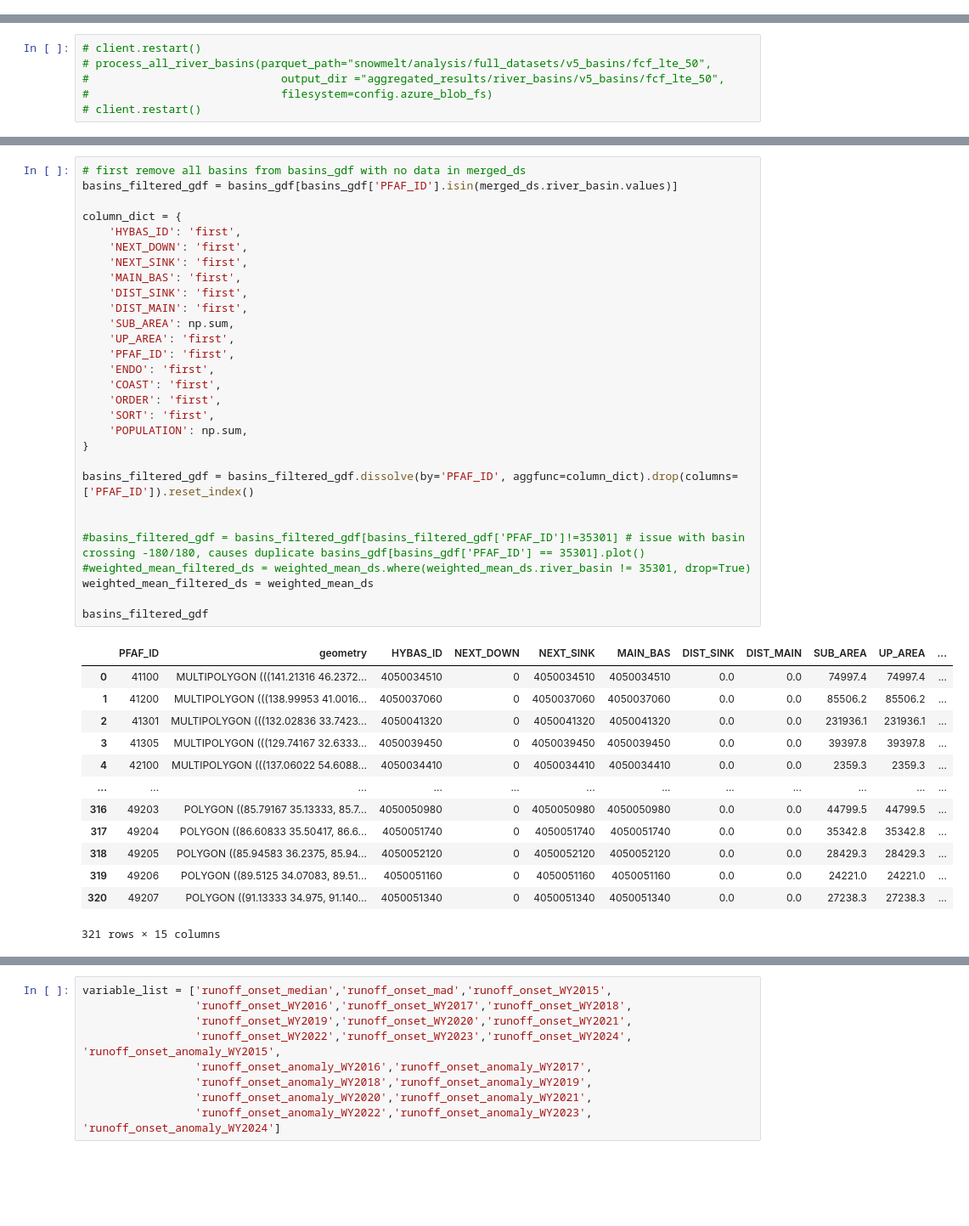
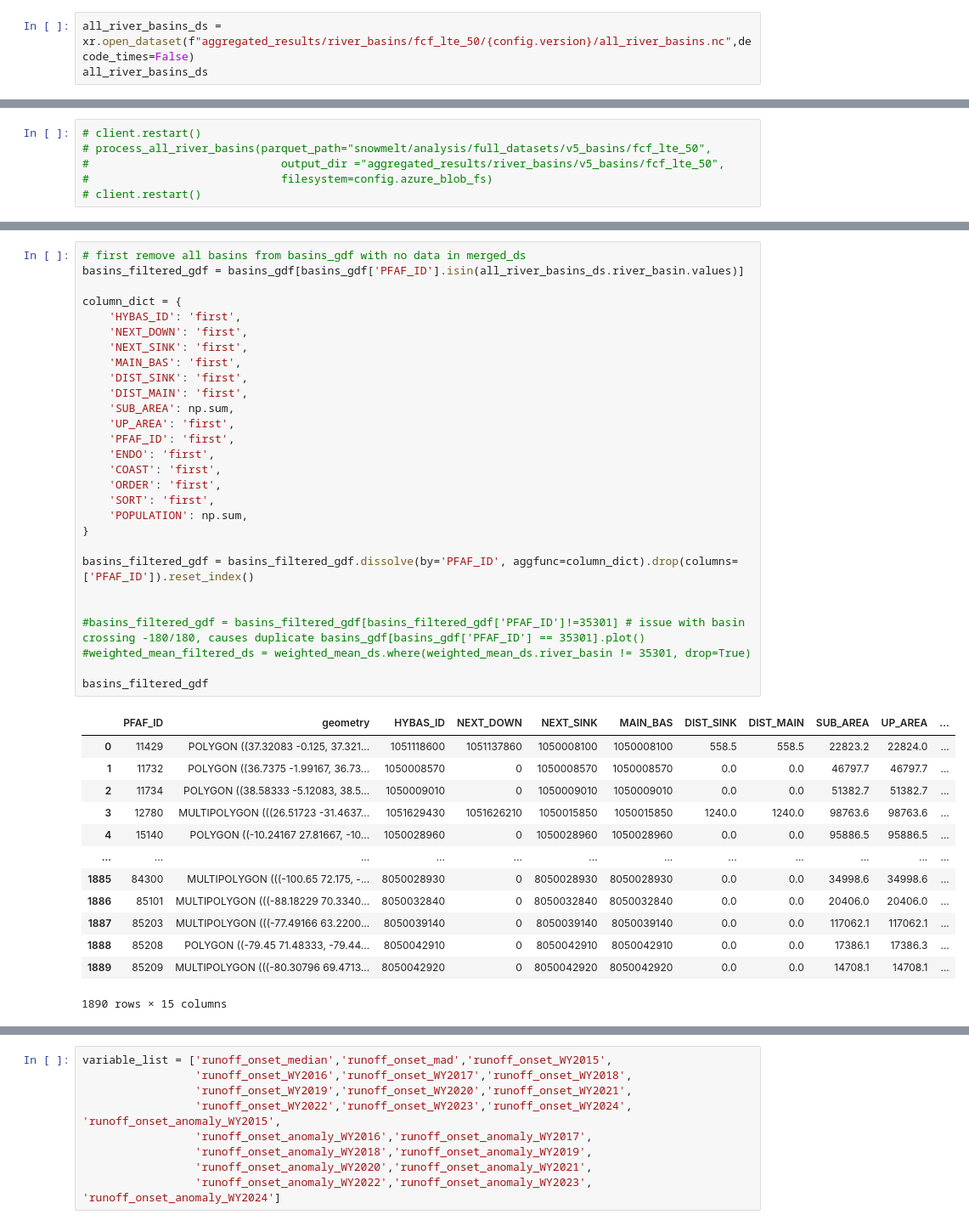
Before and after one commit to egagli/global_snowmelt_runoff_onset, a Jupyter notebook: analysis/river_basin_analysis.ipynb, the cells around one changed output, grey strips where cells are left out. Shown at 85% size. Saved outputs shown, nothing was run; the diff lists cells and outputs as text; blank space fills up the shorter version.

```diff
--- a/analysis/river_basin_analysis.ipynb
+++ b/analysis/river_basin_analysis.ipynb
@@ -77,3 +75,6 @@ seasonal_snow_mask_zarr_store_azure_path = snowmelt/snow_mask_v2/global_modis_sn
 # WTU_gdf
 # %%
 #WTU_gdf.explore(column='WTU_NAME')
+# %%
+all_river_basins_ds = xr.open_dataset(f"aggregated_results/river_basins/fcf_lte_50/{config.version}/all_river_basins.nc",decode_times=False)
+all_river_basins_ds
@@ -463,46 +453,45 @@ Attributes:
 # %%
 # first remove all basins from basins_gdf with no data in merged_ds
-basins_filtered_gdf = basins_gdf[basins_gdf['PFAF_ID'].isin(merged_ds.river_basin.values)]
+basins_filtered_gdf = basins_gdf[basins_gdf['PFAF_ID'].isin(all_river_basins_ds.river_basin.values)]
 
 column_dict = {
     'HYBAS_ID': 'first',
     'NEXT_DOWN': 'first',
     'NEXT_SINK': 'first',
     'MAIN_BAS': 'first',
     'DIST_SINK': 'first',
     'DIST_MAIN': 'first',
     'SUB_AREA': np.sum,
     'UP_AREA': 'first',
     'PFAF_ID': 'first',
     'ENDO': 'first',
     'COAST': 'first',
     'ORDER': 'first',
     'SORT': 'first',
     'POPULATION': np.sum,
 }
 
 basins_filtered_gdf = basins_filtered_gdf.dissolve(by='PFAF_ID', aggfunc=column_dict).drop(columns=['PFAF_ID']).reset_index()
 
 
 #basins_filtered_gdf = basins_filtered_gdf[basins_filtered_gdf['PFAF_ID']!=35301] # issue with basin crossing -180/180, causes duplicate basins_gdf[basins_gdf['PFAF_ID'] == 35301].plot()
 #weighted_mean_filtered_ds = weighted_mean_ds.where(weighted_mean_ds.river_basin != 35301, drop=True)
-weighted_mean_filtered_ds = weighted_mean_ds
 
 basins_filtered_gdf
 # %% [output]
 |  | PFAF_ID | geometry | HYBAS_ID | NEXT_DOWN | NEXT_SINK | MAIN_BAS | DIST_SINK | DIST_MAIN | SUB_AREA | UP_AREA | ... |
-| 0 | 41100 | MULTIPOLYGON (((141.21316 46.2372... | 4050034510 | 0 | 4050034510 | 4050034510 | 0.0 | 0.0 | 74997.4 | 74997.4 | ... |
-| 1 | 41200 | MULTIPOLYGON (((138.99953 41.0016... | 4050037060 | 0 | 4050037060 | 4050037060 | 0.0 | 0.0 | 85506.2 | 85506.2 | ... |
-| 2 | 41301 | MULTIPOLYGON (((132.02836 33.7423... | 4050041320 | 0 | 4050041320 | 4050041320 | 0.0 | 0.0 | 231936.1 | 231936.1 | ... |
-| 3 | 41305 | MULTIPOLYGON (((129.74167 32.6333... | 4050039450 | 0 | 4050039450 | 4050039450 | 0.0 | 0.0 | 39397.8 | 39397.8 | ... |
-| 4 | 42100 | MULTIPOLYGON (((137.06022 54.6088... | 4050034410 | 0 | 4050034410 | 4050034410 | 0.0 | 0.0 | 2359.3 | 2359.3 | ... |
+| 0 | 11429 | POLYGON ((37.32083 -0.125, 37.321... | 1051118600 | 1051137860 | 1050008100 | 1050008100 | 558.5 | 558.5 | 22823.2 | 22824.0 | ... |
+| 1 | 11732 | POLYGON ((36.7375 -1.99167, 36.73... | 1050008570 | 0 | 1050008570 | 1050008570 | 0.0 | 0.0 | 46797.7 | 46797.7 | ... |
+| 2 | 11734 | POLYGON ((38.58333 -5.12083, 38.5... | 1050009010 | 0 | 1050009010 | 1050009010 | 0.0 | 0.0 | 51382.7 | 51382.7 | ... |
+| 3 | 12780 | MULTIPOLYGON (((26.51723 -31.4637... | 1051629430 | 1051626210 | 1050015850 | 1050015850 | 1240.0 | 1240.0 | 98763.6 | 98763.6 | ... |
+| 4 | 15140 | POLYGON ((-10.24167 27.81667, -10... | 1050028960 | 0 | 1050028960 | 1050028960 | 0.0 | 0.0 | 95886.5 | 95886.5 | ... |
 | ... | ... | ... | ... | ... | ... | ... | ... | ... | ... | ... | ... |
-| 316 | 49203 | POLYGON ((85.79167 35.13333, 85.7... | 4050050980 | 0 | 4050050980 | 4050050980 | 0.0 | 0.0 | 44799.5 | 44799.5 | ... |
-| 317 | 49204 | POLYGON ((86.60833 35.50417, 86.6... | 4050051740 | 0 | 4050051740 | 4050051740 | 0.0 | 0.0 | 35342.8 | 35342.8 | ... |
-| 318 | 49205 | POLYGON ((85.94583 36.2375, 85.94... | 4050052120 | 0 | 4050052120 | 4050052120 | 0.0 | 0.0 | 28429.3 | 28429.3 | ... |
-| 319 | 49206 | POLYGON ((89.5125 34.07083, 89.51... | 4050051160 | 0 | 4050051160 | 4050051160 | 0.0 | 0.0 | 24221.0 | 24221.0 | ... |
-| 320 | 49207 | POLYGON ((91.13333 34.975, 91.140... | 4050051340 | 0 | 4050051340 | 4050051340 | 0.0 | 0.0 | 27238.3 | 27238.3 | ... |
+| 1885 | 84300 | MULTIPOLYGON (((-100.65 72.175, -... | 8050028930 | 0 | 8050028930 | 8050028930 | 0.0 | 0.0 | 34998.6 | 34998.6 | ... |
+| 1886 | 85101 | MULTIPOLYGON (((-88.18229 70.3340... | 8050032840 | 0 | 8050032840 | 8050032840 | 0.0 | 0.0 | 20406.0 | 20406.0 | ... |
+| 1887 | 85203 | MULTIPOLYGON (((-77.49166 63.2200... | 8050039140 | 0 | 8050039140 | 8050039140 | 0.0 | 0.0 | 117062.1 | 117062.1 | ... |
+| 1888 | 85208 | POLYGON ((-79.45 71.48333, -79.44... | 8050042910 | 0 | 8050042910 | 8050042910 | 0.0 | 0.0 | 17386.1 | 17386.3 | ... |
+| 1889 | 85209 | MULTIPOLYGON (((-80.30796 69.4713... | 8050042920 | 0 | 8050042920 | 8050042920 | 0.0 | 0.0 | 14708.1 | 14708.1 | ... |
-321 rows × 15 columns
+1890 rows × 15 columns
 # %%
 # create a new geodataframe with the weighted mean runoff onset date, mad, pfaf id, and geometry. we should assign in some sort of join or merge with the pfaf id to make sure we are referring to the same basins
 basins_means_gdf = basins_filtered_gdf[['PFAF_ID', 'SUB_AREA','POPULATION','geometry']].copy()
```
Also changed, not shown: parts of 135 cells of this notebook, 4 other files.
